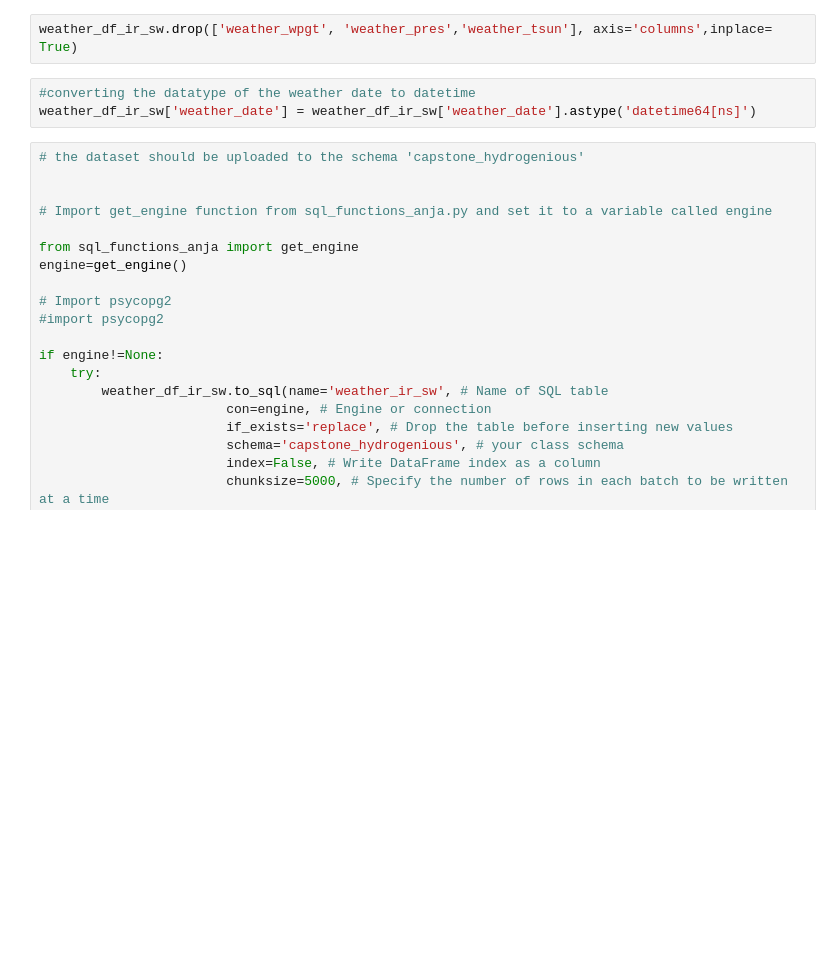
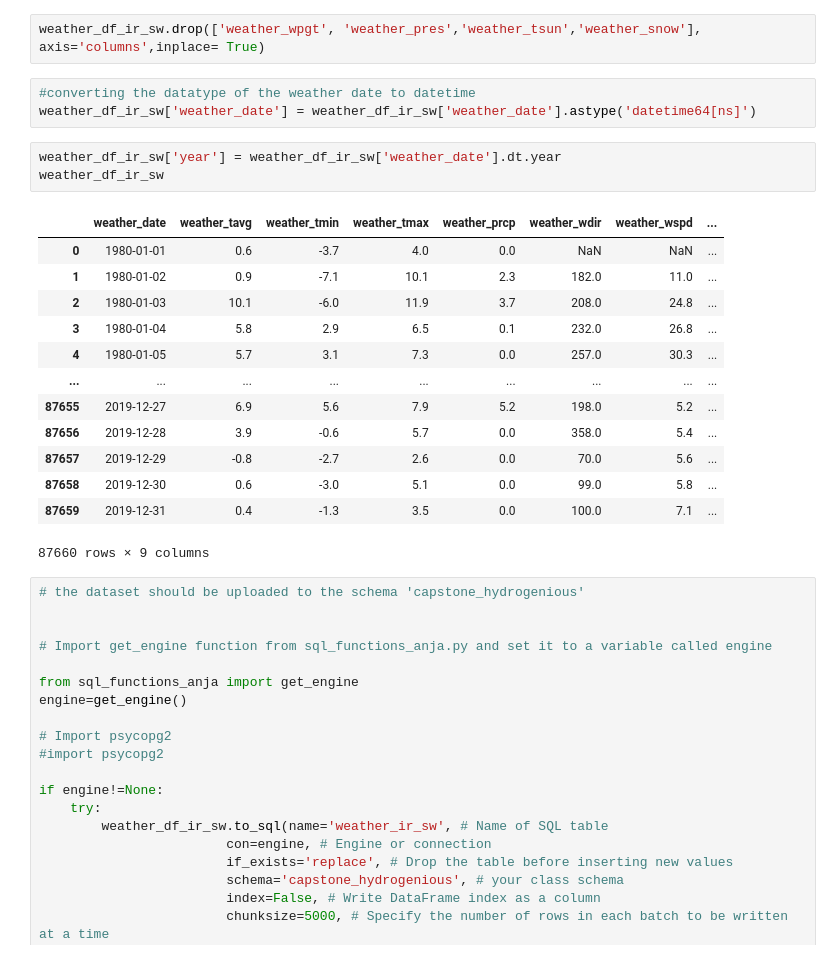
Before and after one commit to ElnazSaeidi/capstone-project-AEJS, a Jupyter notebook: Ella.ipynb, the cells around one changed output. Drawn from its saved outputs; the diff is of its cells as text; blank space fills up the shorter version.

```diff
--- a/Ella.ipynb
+++ b/Ella.ipynb
@@ -831,10 +735,27 @@ weather_df_ir_sw
 | 87659 | 2019-12-31 | 0.4 | -1.3 | 3.5 | 0.0 | 0.0 | 100.0 | ... |
 87660 rows × 12 columns
 # %%
-weather_df_ir_sw.drop(['weather_wpgt', 'weather_pres','weather_tsun'], axis='columns',inplace= True)
+weather_df_ir_sw.drop(['weather_wpgt', 'weather_pres','weather_tsun','weather_snow'], axis='columns',inplace= True)
 # %%
 #converting the datatype of the weather date to datetime
 weather_df_ir_sw['weather_date'] = weather_df_ir_sw['weather_date'].astype('datetime64[ns]')
+# %%
+weather_df_ir_sw['year'] = weather_df_ir_sw['weather_date'].dt.year
+weather_df_ir_sw
+# %% [output]
+|  | weather_date | weather_tavg | weather_tmin | weather_tmax | weather_prcp | weather_wdir | weather_wspd | ... |
+| 0 | 1980-01-01 | 0.6 | -3.7 | 4.0 | 0.0 | NaN | NaN | ... |
+| 1 | 1980-01-02 | 0.9 | -7.1 | 10.1 | 2.3 | 182.0 | 11.0 | ... |
+| 2 | 1980-01-03 | 10.1 | -6.0 | 11.9 | 3.7 | 208.0 | 24.8 | ... |
+| 3 | 1980-01-04 | 5.8 | 2.9 | 6.5 | 0.1 | 232.0 | 26.8 | ... |
+| 4 | 1980-01-05 | 5.7 | 3.1 | 7.3 | 0.0 | 257.0 | 30.3 | ... |
+| ... | ... | ... | ... | ... | ... | ... | ... | ... |
+| 87655 | 2019-12-27 | 6.9 | 5.6 | 7.9 | 5.2 | 198.0 | 5.2 | ... |
+| 87656 | 2019-12-28 | 3.9 | -0.6 | 5.7 | 0.0 | 358.0 | 5.4 | ... |
+| 87657 | 2019-12-29 | -0.8 | -2.7 | 2.6 | 0.0 | 70.0 | 5.6 | ... |
+| 87658 | 2019-12-30 | 0.6 | -3.0 | 5.1 | 0.0 | 99.0 | 5.8 | ... |
+| 87659 | 2019-12-31 | 0.4 | -1.3 | 3.5 | 0.0 | 100.0 | 7.1 | ... |
+87660 rows × 9 columns
 # %%
 # the dataset should be uploaded to the schema 'capstone_hydrogenious'
 
```
Also changed, not shown: parts of 3 cells of this notebook, 2 other files.
